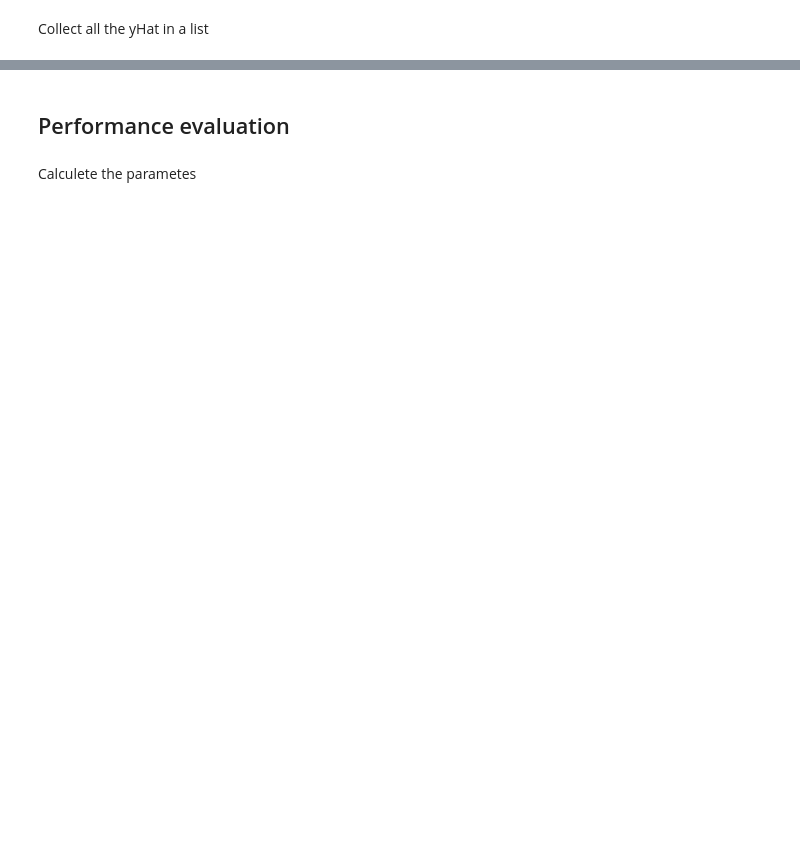
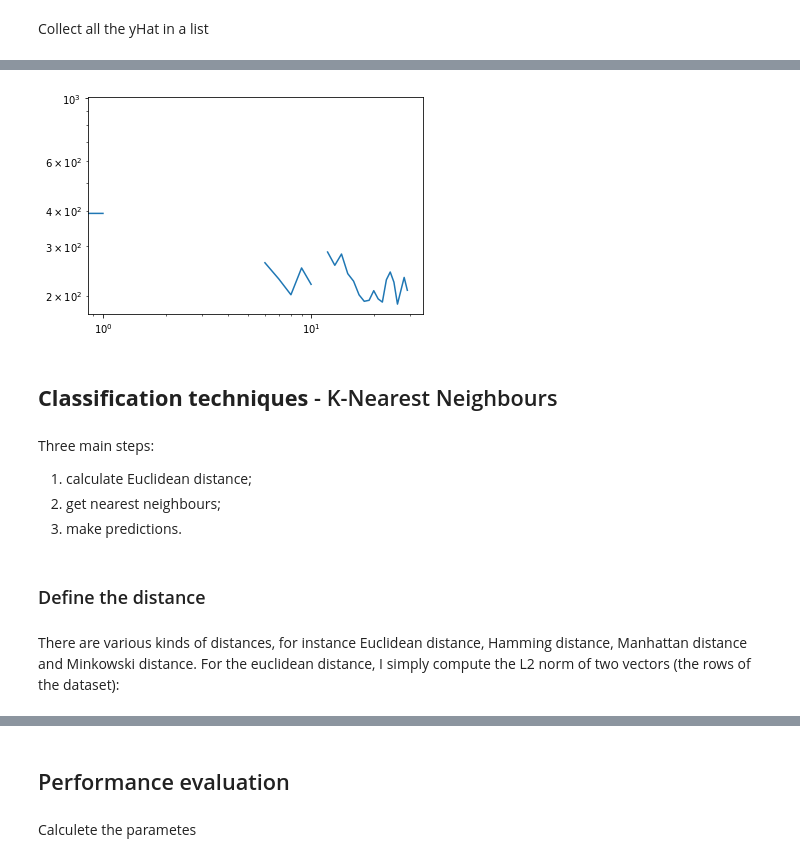
Before and after one commit to MargheritaMusumeci/Credit-card-fraud-detection, a Jupyter notebook: CCFD.ipynb, the cells around one changed output, grey strips where cells are left out. Saved outputs shown, nothing was run; the diff lists cells and outputs as text; code cells hidden in the pictures; blank space fills up the shorter version.

```diff
--- a/CCFD.ipynb
+++ b/CCFD.ipynb
@@ -597,0 +651,3 @@ prediction3 = predicted_results(x_valid,params3)
+# %%
+predictionsLR3 = logistic_regression(training_set3,valid_set)
+# %% [output]
@@ -597,0 +656,12 @@ prediction3 = predicted_results(x_valid,params3)
+[figure, added]
+# %% [markdown]
+## **Classification techniques** - K-Nearest Neighbours
+# %% [markdown]
+Three main steps:
+1. calculate Euclidean distance;
+2. get nearest neighbours;
+3. make predictions.
+# %% [markdown]
+### Define the distance
+# %% [markdown]
+There are various kinds of distances, for instance Euclidean distance, Hamming distance, Manhattan distance and Minkowski distance. For the euclidean distance, I simply compute the L2 norm of two vectors (the rows of the dataset):
```
Also changed, not shown: parts of 104 cells of this notebook.
